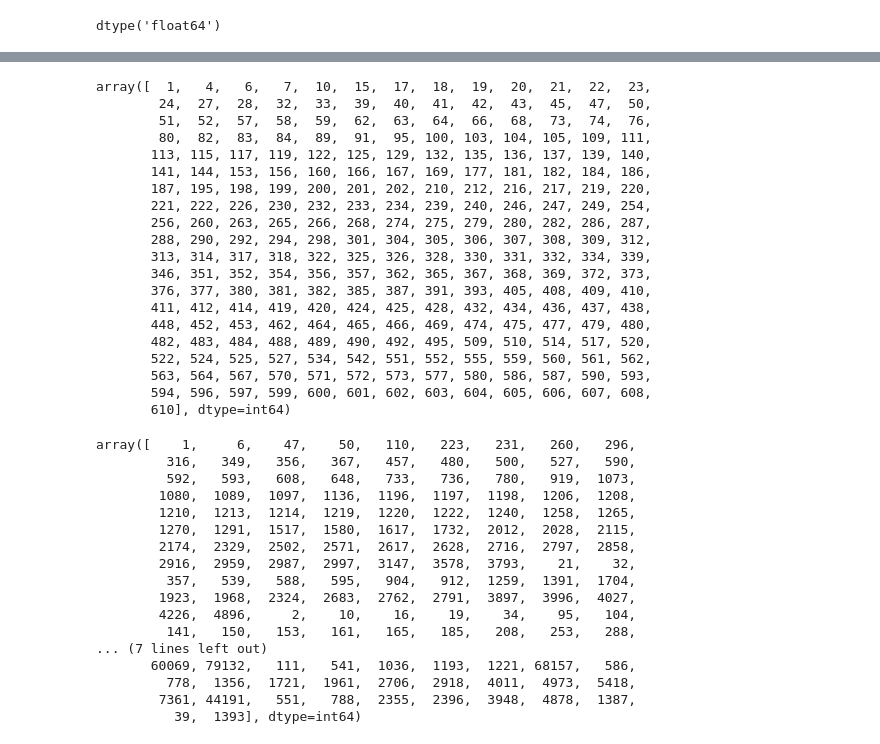
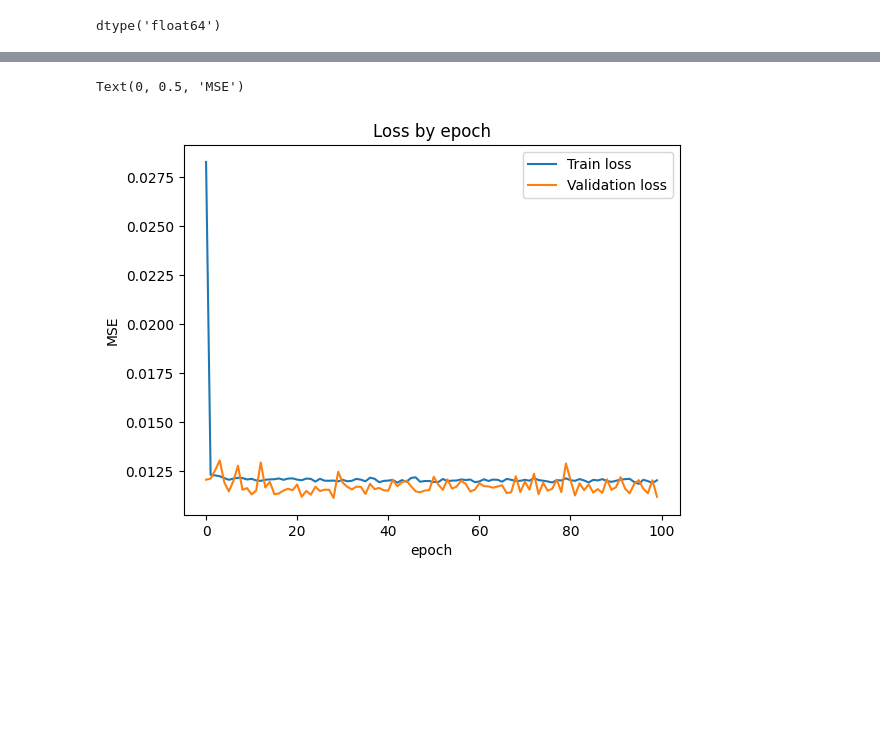
Before and after one commit to juanpsch/aprendizaje_profundo, a Jupyter notebook: Examen/SCHAMUN-JUANPABLO-DL_Examen_OCTUBRE_2023_2.ipynb, the cells around one changed output, grey strips where cells are left out. Cells and saved outputs as stored; diff of their text form; code cells hidden in the pictures; blank space fills up the shorter version.

```diff
--- a/Examen/SCHAMUN-JUANPABLO-DL_Examen_OCTUBRE_2023_2.ipynb
+++ b/Examen/SCHAMUN-JUANPABLO-DL_Examen_OCTUBRE_2023_2.ipynb
@@ -295,8 +295,8 @@ users_valid = usuarios[valid_idx]
 rating_valid = rating[valid_idx]
 
 
-n_train = rating.shape[0]
-n_valid = rating.shape[0]
+n_train = rating_train.shape[0]
+n_valid = rating_valid.shape[0]
 # %%
 rating.dtype
 # %% [output]
@@ -352,7 +376,7 @@ valid_dataloader_emb = DataLoader(valid_ds_embeddings, batch_size=64)
 # %%
 class red(torch.nn.Module):
 
-    def __init__(self, vocab_size1=50, embedding_dim1=2, vocab_size2=50, embedding_dim2=2):
+    def __init__(self, vocab_size1, embedding_dim1, vocab_size2, embedding_dim2):
         super(red, self).__init__()
 
         self.embeddings1 = torch.nn.Embedding(vocab_size1, embedding_dim1)
@@ -444,7 +468,10 @@ for epoch in range(epochs):
     # Limpio optimizer para empezar un nuevo cálculo de gradiente
     optimizer.zero_grad()
     nnet_output = model(embed_batch1, embed_batch2)
-    y_batch_hat = torch.sigmoid(nnet_output)
+    y_batch_hat = nnet_output
+
+    # Esto lo quito porque no es clasificacion
+    # y_batch_hat = torch.sigmoid(nnet_output)
 
     # Calculo el loss
     loss = loss_function(nnet_output, y_batch)
@@ -466,7 +493,9 @@ for epoch in range(epochs):
   # Almaceno la loss de la epoch para graficar
   train_loss_by_epoch.append(epoch_loss)
   # Cálculo la métrica de la epoch
-  accuracy = metrics.accuracy_score(epoch_y, [j>=0.5 for j in epoch_y_hat])
+
+  # No aplica el accuracy en una regresión
+  # accuracy = metrics.accuracy_score(epoch_y, [j>=0.5 for j in epoch_y_hat])
 
   ############################################
   ## Validación
@@ -506,12 +535,14 @@ for epoch in range(epochs):
   # Almaceno la loss de la epoch para graficar
   valid_loss_by_epoch.append(valid_epoch_loss)
   # Cálculo la métrica de la epoch
-  valid_accuracy = metrics.accuracy_score(valid_epoch_y, [j>=0.5 for j in valid_epoch_y_hat])
+  # No aplica el accuracy en una regresión
+  # valid_accuracy = metrics.accuracy_score(valid_epoch_y, [j>=0.5 for j in valid_epoch_y_hat])
 
   ############################################
   ## Impresión de resultados por epoch
   ############################################
   print(f" Epoch {epoch} | " \
-        f"Train/Valid loss: {epoch_loss:.3f} / {valid_epoch_loss:.3f} | " \
-        f"Train/Valid accuracy: {accuracy:.3f} / {valid_accuracy:.3f}")
+        f"Train/Valid loss: {epoch_loss:.3f} / {valid_epoch_loss:.3f} | ")
+
+        # print(f"Train/Valid accuracy: {accuracy:.3f} / {valid_accuracy:.3f}")
 # %% [output]
@@ -591,43 +566,12 @@ model.load_state_dict(torch.load(os.path.join(direccion, "embeddings_pelisYusers
-# %%
-data['userId'].unique()
-# %% [output]
-array([  1,   4,   6,   7,  10,  15,  17,  18,  19,  20,  21,  22,  23,
-        24,  27,  28,  32,  33,  39,  40,  41,  42,  43,  45,  47,  50,
-        51,  52,  57,  58,  59,  62,  63,  64,  66,  68,  73,  74,  76,
-        80,  82,  83,  84,  89,  91,  95, 100, 103, 104, 105, 109, 111,
-       113, 115, 117, 119, 122, 125, 129, 132, 135, 136, 137, 139, 140,
-       141, 144, 153, 156, 160, 166, 167, 169, 177, 181, 182, 184, 186,
-       187, 195, 198, 199, 200, 201, 202, 210, 212, 216, 217, 219, 220,
-       221, 222, 226, 230, 232, 233, 234, 239, 240, 246, 247, 249, 254,
-       256, 260, 263, 265, 266, 268, 274, 275, 279, 280, 282, 286, 287,
-       288, 290, 292, 294, 298, 301, 304, 305, 306, 307, 308, 309, 312,
-       313, 314, 317, 318, 322, 325, 326, 328, 330, 331, 332, 334, 339,
-       346, 351, 352, 354, 356, 357, 362, 365, 367, 368, 369, 372, 373,
-       376, 377, 380, 381, 382, 385, 387, 391, 393, 405, 408, 409, 410,
-       411, 412, 414, 419, 420, 424, 425, 428, 432, 434, 436, 437, 438,
-       448, 452, 453, 462, 464, 465, 466, 469, 474, 475, 477, 479, 480,
-       482, 483, 484, 488, 489, 490, 492, 495, 509, 510, 514, 517, 520,
-       522, 524, 525, 527, 534, 542, 551, 552, 555, 559, 560, 561, 562,
-       563, 564, 567, 570, 571, 572, 573, 577, 580, 586, 587, 590, 593,
-       594, 596, 597, 599, 600, 601, 602, 603, 604, 605, 606, 607, 608,
-       610], dtype=int64)
-# %%
-data['movieId'].unique()
-# %% [output]
-array([    1,     6,    47,    50,   110,   223,   231,   260,   296,
-         316,   349,   356,   367,   457,   480,   500,   527,   590,
-         592,   593,   608,   648,   733,   736,   780,   919,  1073,
-        1080,  1089,  1097,  1136,  1196,  1197,  1198,  1206,  1208,
-        1210,  1213,  1214,  1219,  1220,  1222,  1240,  1258,  1265,
-        1270,  1291,  1517,  1580,  1617,  1732,  2012,  2028,  2115,
-        2174,  2329,  2502,  2571,  2617,  2628,  2716,  2797,  2858,
-        2916,  2959,  2987,  2997,  3147,  3578,  3793,    21,    32,
-         357,   539,   588,   595,   904,   912,  1259,  1391,  1704,
-        1923,  1968,  2324,  2683,  2762,  2791,  3897,  3996,  4027,
-        4226,  4896,     2,    10,    16,    19,    34,    95,   104,
-         141,   150,   153,   161,   165,   185,   208,   253,   288,
-... (7 lines left out)
-       60069, 79132,   111,   541,  1036,  1193,  1221, 68157,   586,
-         778,  1356,  1721,  1961,  2706,  2918,  4011,  4973,  5418,
-        7361, 44191,   551,   788,  2355,  2396,  3948,  4878,  1387,
-          39,  1393], dtype=int64)
+# %%
+# Grafica loss por epoch
+fig, ax1= plt.subplots(1,1)
+ax1.plot(train_loss_by_epoch, label="Train loss")
+ax1.plot(valid_loss_by_epoch, label="Validation loss")
+ax1.legend()
+ax1.set_title("Loss by epoch")
+ax1.set_xlabel("epoch")
+ax1.set_ylabel("MSE")
+# %% [output]
+Text(0, 0.5, 'MSE')
+[figure, added]
```
Also changed, not shown: parts of 11 cells of this notebook.
